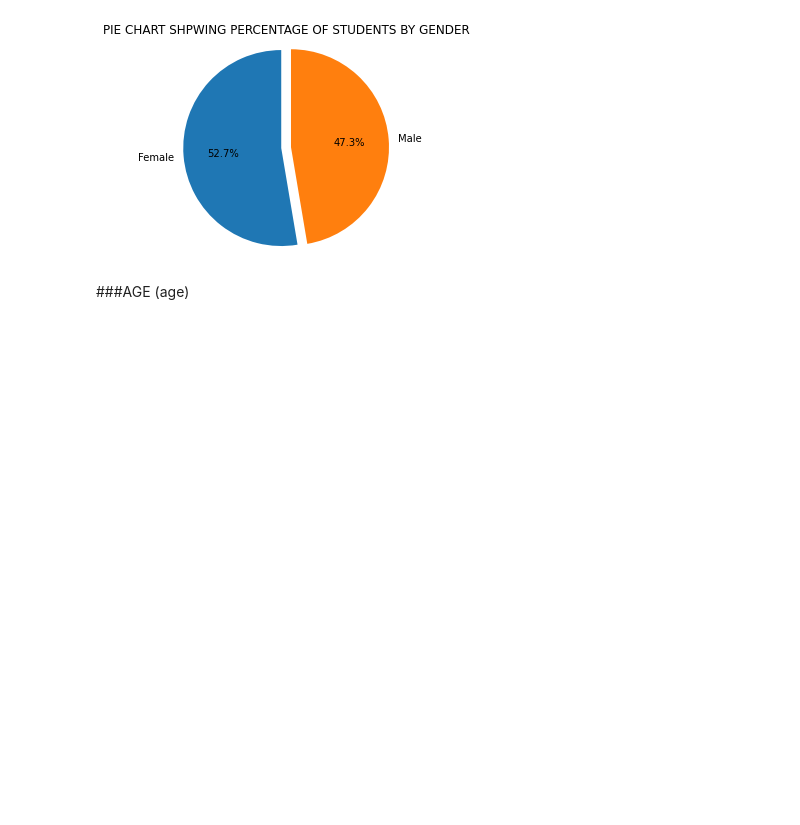
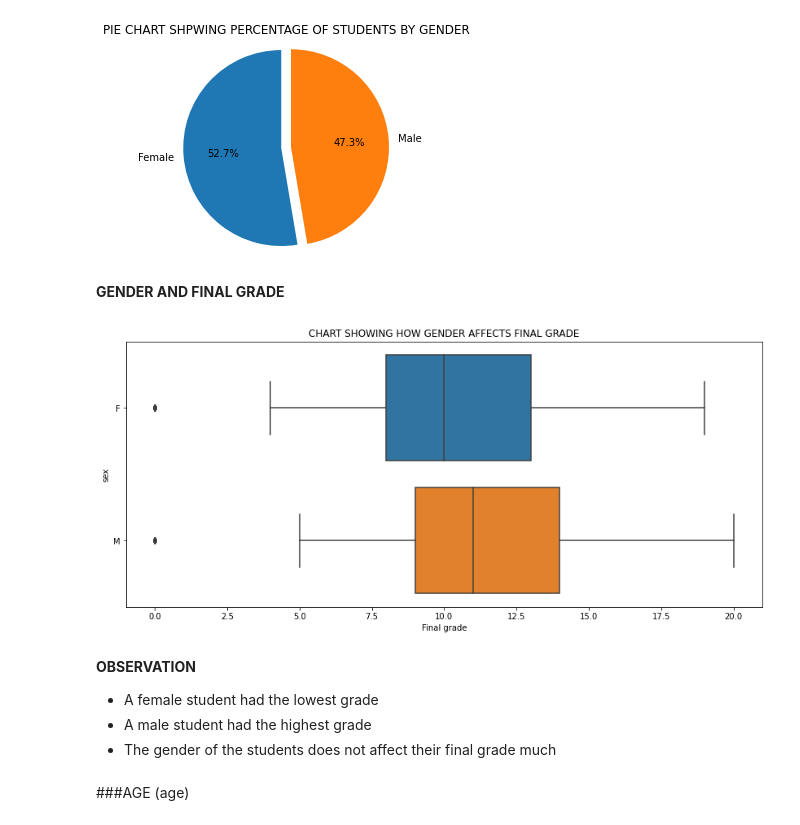
Before and after one commit to devchoplife/Students-grades, a Jupyter notebook: portuguese_students_grade_analysis.ipynb, the cells around one changed output. Drawn from its saved outputs; the diff is of its cells as text; code cells hidden in the pictures; blank space fills up the shorter version.

```diff
--- a/portuguese_students_grade_analysis.ipynb
+++ b/portuguese_students_grade_analysis.ipynb
@@ -179,6 +179,22 @@ plt.title("PIE CHART SHPWING PERCENTAGE OF STUDENTS BY GENDER")
 plt.show()
 # %% [output]
 [figure]
+# %% [markdown]
+**GENDER AND FINAL GRADE**
+# %%
+plt.figure(figsize = (14, 6))
+sns.boxplot('G3', 'sex', data = grades)
+plt.title("CHART SHOWING HOW GENDER AFFECTS FINAL GRADE")
+plt.xlabel("Final grade")
+plt.show()
+# %% [output]
+[figure, added]
+# %% [markdown]
+**OBSERVATION**
+
+* A female student had the lowest grade
+* A male student had the highest grade
+* The gender of the students does not affect their final grade much
 # %% [markdown]
 ###AGE (age)
 # %% [markdown]
```
Also changed, not shown: parts of 3 cells of this notebook.
